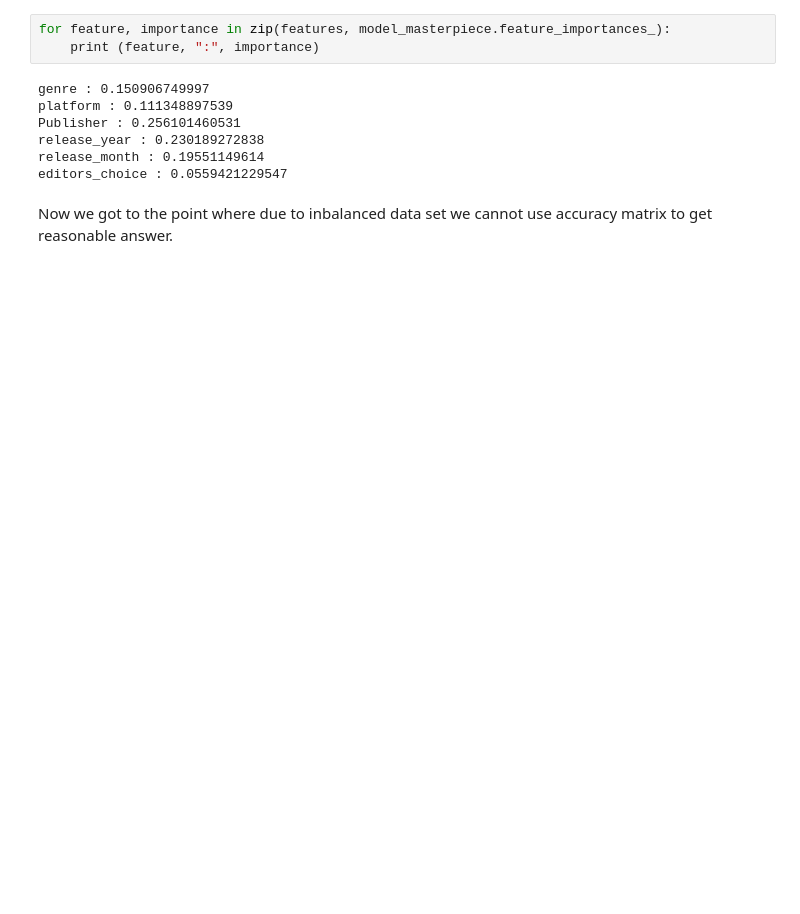
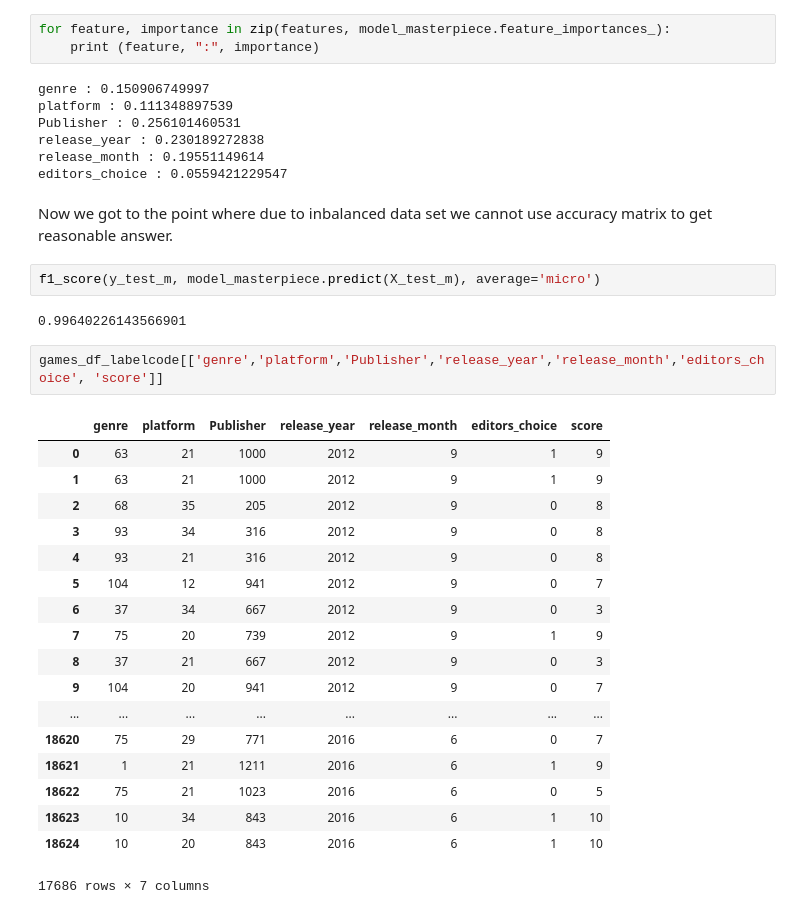
Before and after one commit to albaltas/COMPGC027-MSING055_Team14_Project, a Jupyter notebook: Milestone 2.ipynb, the cells around one changed output. Cells and saved outputs as stored; diff of their text form; blank space fills up the shorter version.

Commit message:
f1 score, little improvement in Score phrase

```diff
--- a/Milestone 2.ipynb
+++ b/Milestone 2.ipynb
@@ -789,3 +824,28 @@ release_month : 0.19551149614
 editors_choice : 0.0559421229547
 # %% [markdown]
 Now we got to the point where due to inbalanced data set we cannot use accuracy matrix to get reasonable answer.
+# %%
+f1_score(y_test_m, model_masterpiece.predict(X_test_m), average='micro')
+# %% [output]
+0.99640226143566901
+# %%
+games_df_labelcode[['genre','platform','Publisher','release_year','release_month','editors_choice', 'score']]
+# %% [output]
+|  | genre | platform | Publisher | release_year | release_month | editors_choice | score |
+| 0 | 63 | 21 | 1000 | 2012 | 9 | 1 | 9 |
+| 1 | 63 | 21 | 1000 | 2012 | 9 | 1 | 9 |
+| 2 | 68 | 35 | 205 | 2012 | 9 | 0 | 8 |
+| 3 | 93 | 34 | 316 | 2012 | 9 | 0 | 8 |
+| 4 | 93 | 21 | 316 | 2012 | 9 | 0 | 8 |
+| 5 | 104 | 12 | 941 | 2012 | 9 | 0 | 7 |
+| 6 | 37 | 34 | 667 | 2012 | 9 | 0 | 3 |
+| 7 | 75 | 20 | 739 | 2012 | 9 | 1 | 9 |
+| 8 | 37 | 21 | 667 | 2012 | 9 | 0 | 3 |
+| 9 | 104 | 20 | 941 | 2012 | 9 | 0 | 7 |
+| ... | ... | ... | ... | ... | ... | ... | ... |
+| 18620 | 75 | 29 | 771 | 2016 | 6 | 0 | 7 |
+| 18621 | 1 | 21 | 1211 | 2016 | 6 | 1 | 9 |
+| 18622 | 75 | 21 | 1023 | 2016 | 6 | 0 | 5 |
+| 18623 | 10 | 34 | 843 | 2016 | 6 | 1 | 10 |
+| 18624 | 10 | 20 | 843 | 2016 | 6 | 1 | 10 |
+17686 rows × 7 columns
```
Also changed, not shown: parts of 17 cells of this notebook.
